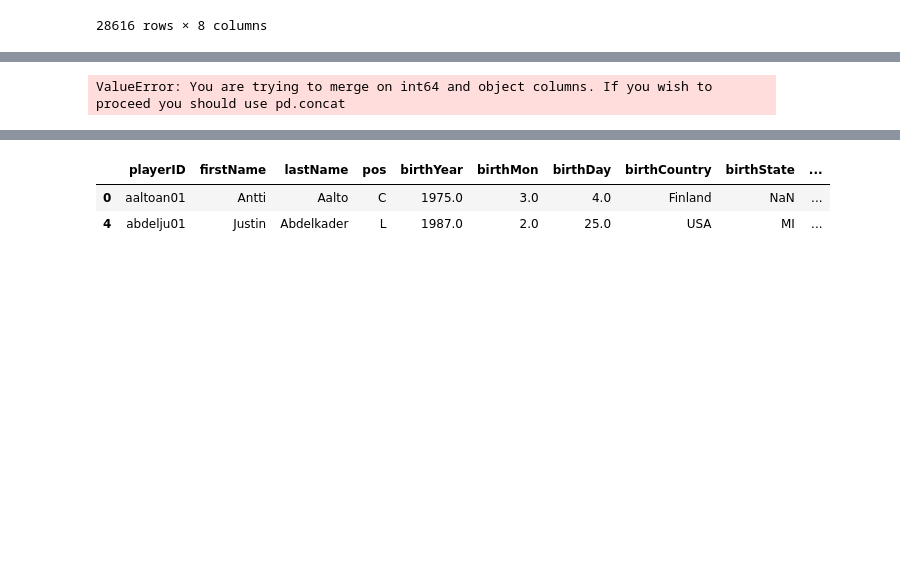
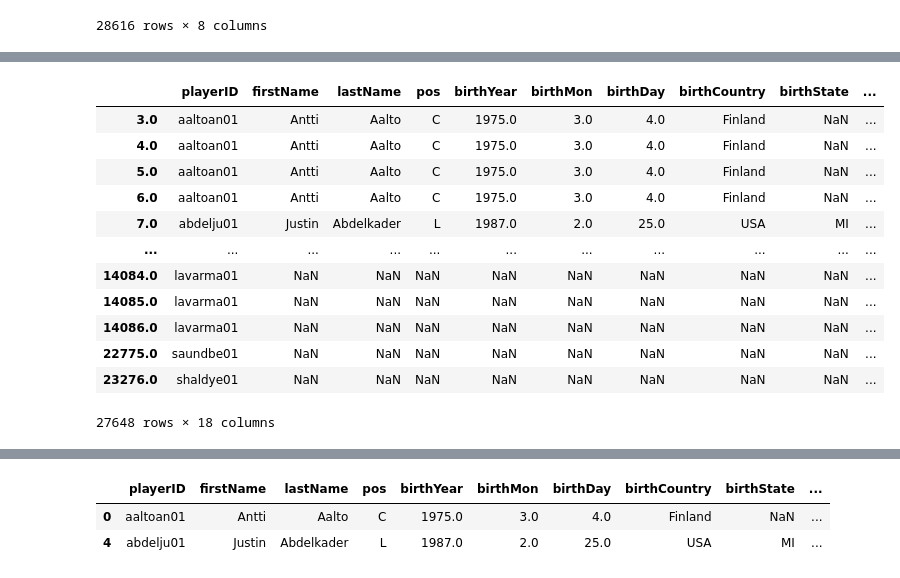
Before and after one commit to yaowenqiang/panda_playbook, a Jupyter notebook: advanced_pandas.ipynb, the cells around one changed output, grey strips where cells are left out. Cells and saved outputs as stored; diff of their text form; code cells hidden in the pictures; blank space fills up the shorter version.

```diff
--- a/advanced_pandas.ipynb
+++ b/advanced_pandas.ipynb
@@ -466,6 +516,19 @@ merged[merged['_merge'] == 'right_only'].value_counts()
 # %%
 scoring2 = scoring.drop(scoring.sample(1000).index)
-pd.merge(master2, scoring2, left_index=True, right_on='playerID', how='outer', indicator=True)
+merge2 = pd.merge(master2, scoring2, left_index=True, left_on="playerID", right_on='playerID', how='outer', indicator=True)
+merge2
 # %% [output]
+|  | playerID | firstName | lastName | pos | birthYear | birthMon | birthDay | birthCountry | birthState | ... |
+| 3.0 | aaltoan01 | Antti | Aalto | C | 1975.0 | 3.0 | 4.0 | Finland | NaN | ... |
+| 4.0 | aaltoan01 | Antti | Aalto | C | 1975.0 | 3.0 | 4.0 | Finland | NaN | ... |
+| 5.0 | aaltoan01 | Antti | Aalto | C | 1975.0 | 3.0 | 4.0 | Finland | NaN | ... |
+| 6.0 | aaltoan01 | Antti | Aalto | C | 1975.0 | 3.0 | 4.0 | Finland | NaN | ... |
+| 7.0 | abdelju01 | Justin | Abdelkader | L | 1987.0 | 2.0 | 25.0 | USA | MI | ... |
+| ... | ... | ... | ... | ... | ... | ... | ... | ... | ... | ... |
+| 14084.0 | lavarma01 | NaN | NaN | NaN | NaN | NaN | NaN | NaN | NaN | ... |
+| 14085.0 | lavarma01 | NaN | NaN | NaN | NaN | NaN | NaN | NaN | NaN | ... |
+| 14086.0 | lavarma01 | NaN | NaN | NaN | NaN | NaN | NaN | NaN | NaN | ... |
+| 22775.0 | saundbe01 | NaN | NaN | NaN | NaN | NaN | NaN | NaN | NaN | ... |
+| 23276.0 | shaldye01 | NaN | NaN | NaN | NaN | NaN | NaN | NaN | NaN | ... |
-ValueError: You are trying to merge on int64 and object columns. If you wish to proceed you should use pd.concat
+27648 rows × 18 columns
 # %%
```
Also changed, not shown: parts of 18 cells of this notebook.
